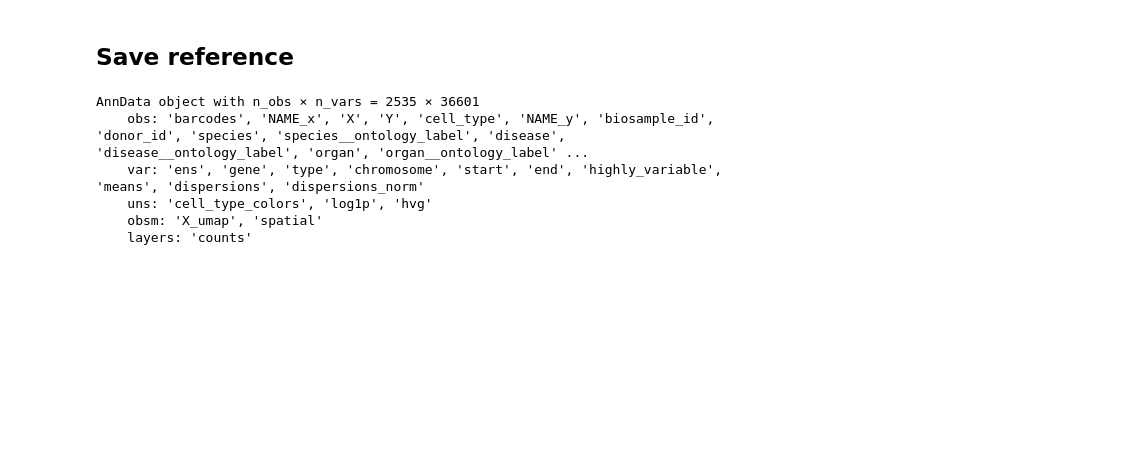
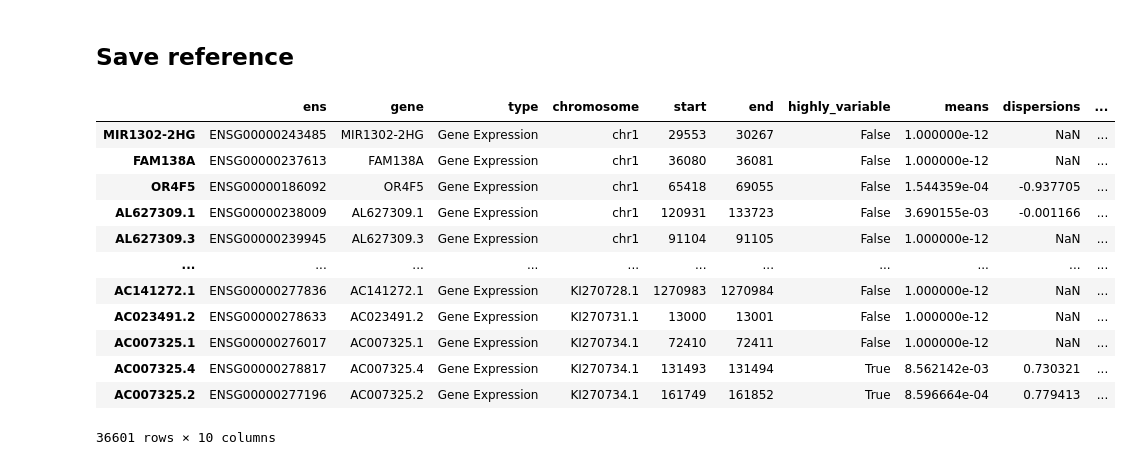
Before and after one commit to theislab/deconvATAC, a Jupyter notebook: notebooks/simulations/simulation_artificial_visium.ipynb, the cells around one changed output. Drawn from its saved outputs; the diff is of its cells as text; code cells hidden in the pictures; blank space fills up the shorter version.

```diff
--- a/notebooks/simulations/simulation_artificial_visium.ipynb
+++ b/notebooks/simulations/simulation_artificial_visium.ipynb
@@ -163,11 +165,18 @@ sc.pp.log1p(adata_rna)
 
 sc.pp.highly_variable_genes(adata_rna, n_top_genes=4000)
 # %%
-adata_rna
+adata_rna.var
 # %% [output]
+|  | ens | gene | type | chromosome | start | end | highly_variable | means | dispersions | ... |
+| MIR1302-2HG | ENSG00000243485 | MIR1302-2HG | Gene Expression | chr1 | 29553 | 30267 | False | 1.000000e-12 | NaN | ... |
+| FAM138A | ENSG00000237613 | FAM138A | Gene Expression | chr1 | 36080 | 36081 | False | 1.000000e-12 | NaN | ... |
+| OR4F5 | ENSG00000186092 | OR4F5 | Gene Expression | chr1 | 65418 | 69055 | False | 1.544359e-04 | -0.937705 | ... |
+| AL627309.1 | ENSG00000238009 | AL627309.1 | Gene Expression | chr1 | 120931 | 133723 | False | 3.690155e-03 | -0.001166 | ... |
+| AL627309.3 | ENSG00000239945 | AL627309.3 | Gene Expression | chr1 | 91104 | 91105 | False | 1.000000e-12 | NaN | ... |
+| ... | ... | ... | ... | ... | ... | ... | ... | ... | ... | ... |
+| AC141272.1 | ENSG00000277836 | AC141272.1 | Gene Expression | KI270728.1 | 1270983 | 1270984 | False | 1.000000e-12 | NaN | ... |
+| AC023491.2 | ENSG00000278633 | AC023491.2 | Gene Expression | KI270731.1 | 13000 | 13001 | False | 1.000000e-12 | NaN | ... |
+| AC007325.1 | ENSG00000276017 | AC007325.1 | Gene Expression | KI270734.1 | 72410 | 72411 | False | 1.000000e-12 | NaN | ... |
+| AC007325.4 | ENSG00000278817 | AC007325.4 | Gene Expression | KI270734.1 | 131493 | 131494 | True | 8.562142e-03 | 0.730321 | ... |
+| AC007325.2 | ENSG00000277196 | AC007325.2 | Gene Expression | KI270734.1 | 161749 | 161852 | True | 8.596664e-04 | 0.779413 | ... |
-AnnData object with n_obs × n_vars = 2535 × 36601
-    obs: 'barcodes', 'NAME_x', 'X', 'Y', 'cell_type', 'NAME_y', 'biosample_id', 'donor_id', 'species', 'species__ontology_label', 'disease', 'disease__ontology_label', 'organ', 'organ__ontology_label' ...
-    var: 'ens', 'gene', 'type', 'chromosome', 'start', 'end', 'highly_variable', 'means', 'dispersions', 'dispersions_norm'
-    uns: 'cell_type_colors', 'log1p', 'hvg'
-    obsm: 'X_umap', 'spatial'
-    layers: 'counts'
+36601 rows × 10 columns
```
Also changed, not shown: parts of 8 cells of this notebook.
